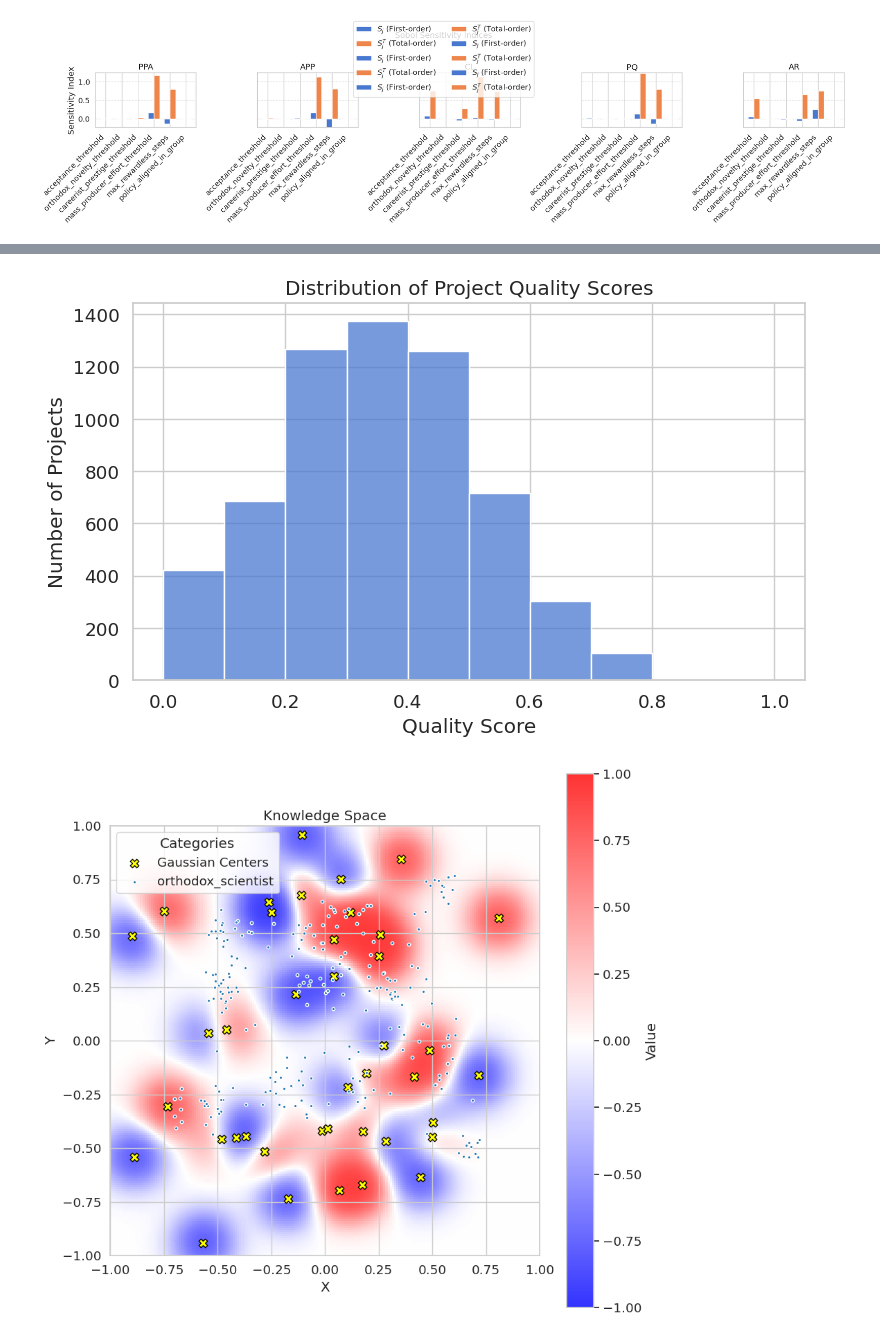
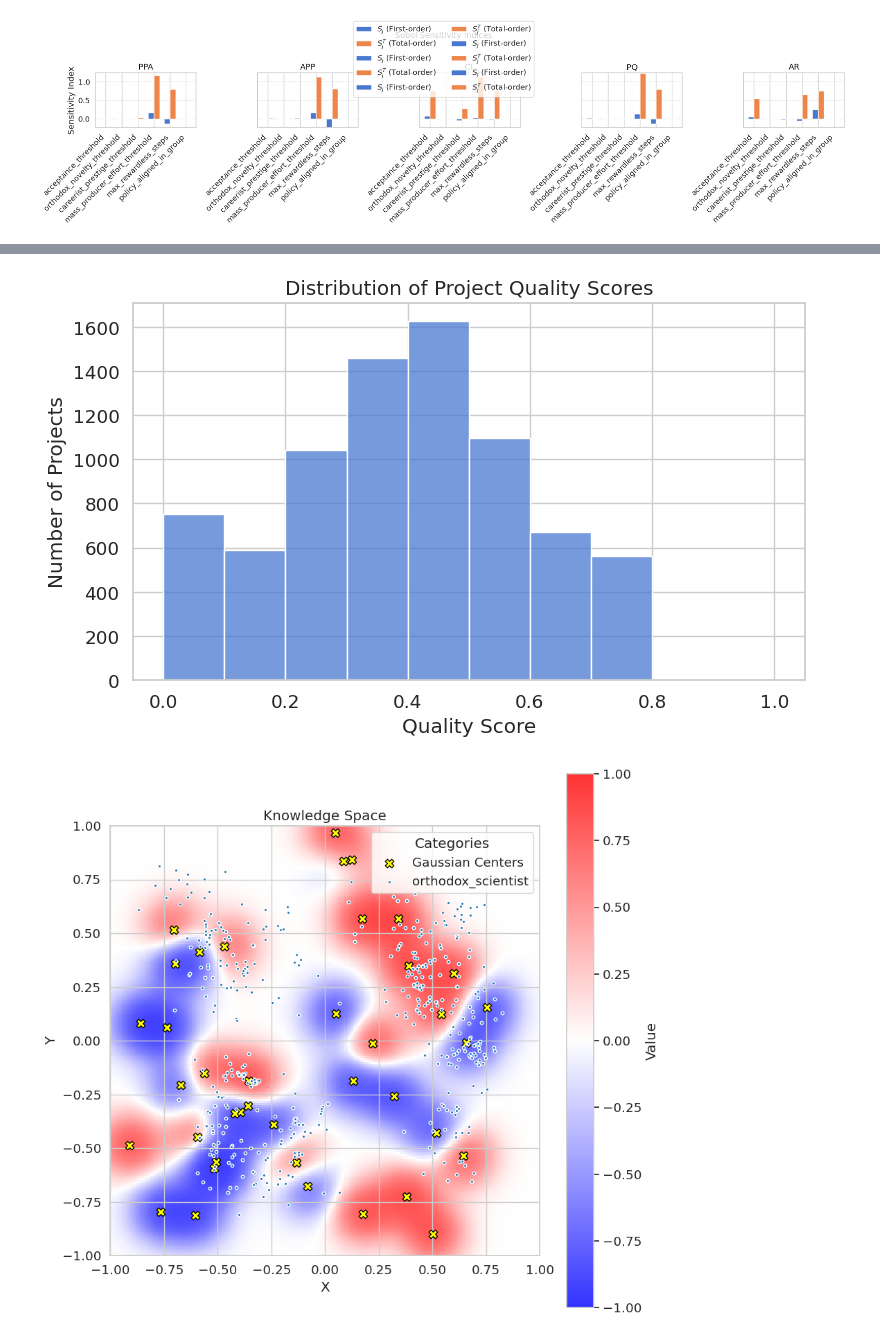
Before and after one commit to Christof93/scientific-collaboration-marl, a Jupyter notebook: visualizations.ipynb, the cells around one changed output, grey strips where cells are left out. Saved outputs shown, nothing was run; the diff lists cells and outputs as text; code cells hidden in the pictures.

```diff
--- a/visualizations.ipynb
+++ b/visualizations.ipynb
@@ -1015,12 +1015,12 @@ dfs_all = {}
 write_files = False
 for name in [
     "multiply",
-    # "evenly",
-    # "by_effort"
+    "evenly",
+    "by_effort"
 ]:
     all_summaries = []
     all_rewards = []
-    for seed in [42]:#range(10):
+    for seed in [0]:#range(10):
         try:
             with open(f"log/balanced_{name}_seed{seed}_actions.jsonl", "r") as f:
                 balanced_actions = [json.loads(line) for line in f]
@@ -1033,9 +1033,9 @@ for name in [
             print("log files of 10 seed runs could not be located!")
             write_files = False
             break
+    df_all = pd.concat(all_rewards, ignore_index=True)
+    dfs_all[name] = df_all
     if write_files:
-        df_all = pd.concat(all_rewards, ignore_index=True)
-        dfs_all[name] = df_all
         df_all.to_parquet(f"results/reward_trajectories_{name}.parquet", index=False)
         print(f"Saved {name} simulation to reward_trajectories_{name}.parquet "
                 f"({len(df_all)} records).")
@@ -1044,7 +1042,7 @@ for name in [
 # %%
 dfs = {}
 dfs_all = {}
-write_files = True
+write_files = False
 for name in [
     "multiply",
     "evenly",
@@ -1052,7 +1050,7 @@ for name in [
 ]:
     all_summaries = []
     all_rewards = []
-    for seed in range(10):
+    for seed in [0]:#range(10):
         try:
             with open(f"log/balanced_{name}_seed{seed}_actions.jsonl", "r") as f:
                 balanced_actions = [json.loads(line) for line in f]
@@ -1067,9 +1065,9 @@ for name in [
             print("log files of 10 seed runs could not be located!")
             write_files = False
             break
+    df_summary_all = pd.concat(all_summaries, ignore_index=True)
+    dfs[name] = df_summary_all
     if write_files:
-        df_summary_all = pd.concat(all_summaries, ignore_index=True)
-        dfs[name] = df_summary_all
         df_summary_all.to_parquet(f"reward_summary_by_archetype_{name}.parquet", index=False)
         print(f"Saved {name} summary to reward_summary_by_archetype_{name}.parquet "
             f"({len(df_summary_all)} records across {len(all_summaries)} seeds).")
@@ -1473,16 +1465,16 @@ plot_sobol_indices(json_files, output_labels)
 # %% [output]
 [figure]
 # %%
-with open("log/balanced_multiply_seed42_projects.json", "r") as f:
+with open("log/balanced_multiply_seed1_projects.json", "r") as f:
     balanced_multiply_projects = json.load(f)
-with open("log/balanced_multiply_seed42_actions.jsonl", "r") as f:
+with open("log/balanced_multiply_seed1_actions.jsonl", "r") as f:
     balanced_multiply_actions = []
     for line in f.readlines():
         balanced_multiply_actions.append(json.loads(line))
-with open("log/balanced_multiply_seed42_observations.jsonl", "r") as f:
+with open("log/balanced_multiply_seed1_observations.jsonl", "r") as f:
     balanced_multiply_observations = []
     for line in f.readlines():
         balanced_multiply_observations.append(json.loads(line))
 # %%
-plot_histograms(balanced_multiply_projects, balanced_multiply_actions, "log/balanced_multiply_seed42_area.pickle")
+plot_histograms(balanced_multiply_projects, balanced_multiply_actions, "log/balanced_multiply_seed1_area.pickle")
 # %% [output]
@@ -1496,2 +1488,2 @@ plot_histograms(balanced_multiply_projects, balanced_multiply_actions, "log/bala
-[figure, old version]
+[figure, new version]
-[figure, old version]
+[figure, new version]
```
Also changed, not shown: parts of 11 cells of this notebook, 1 other file.
